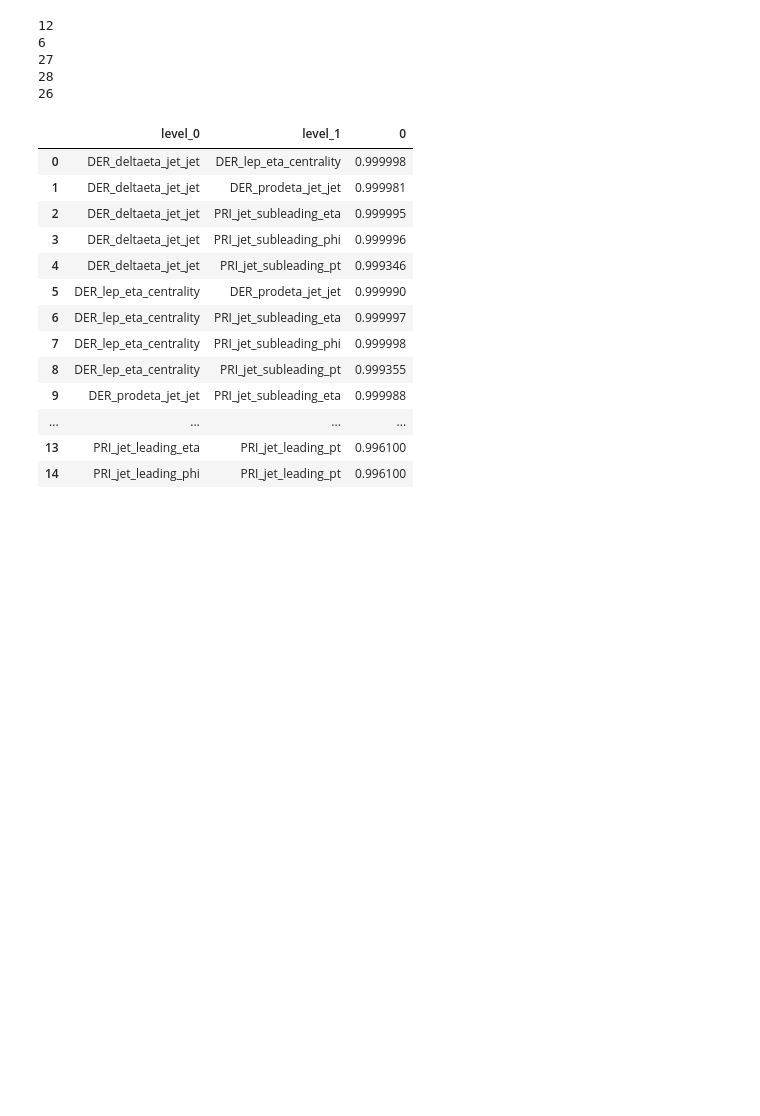
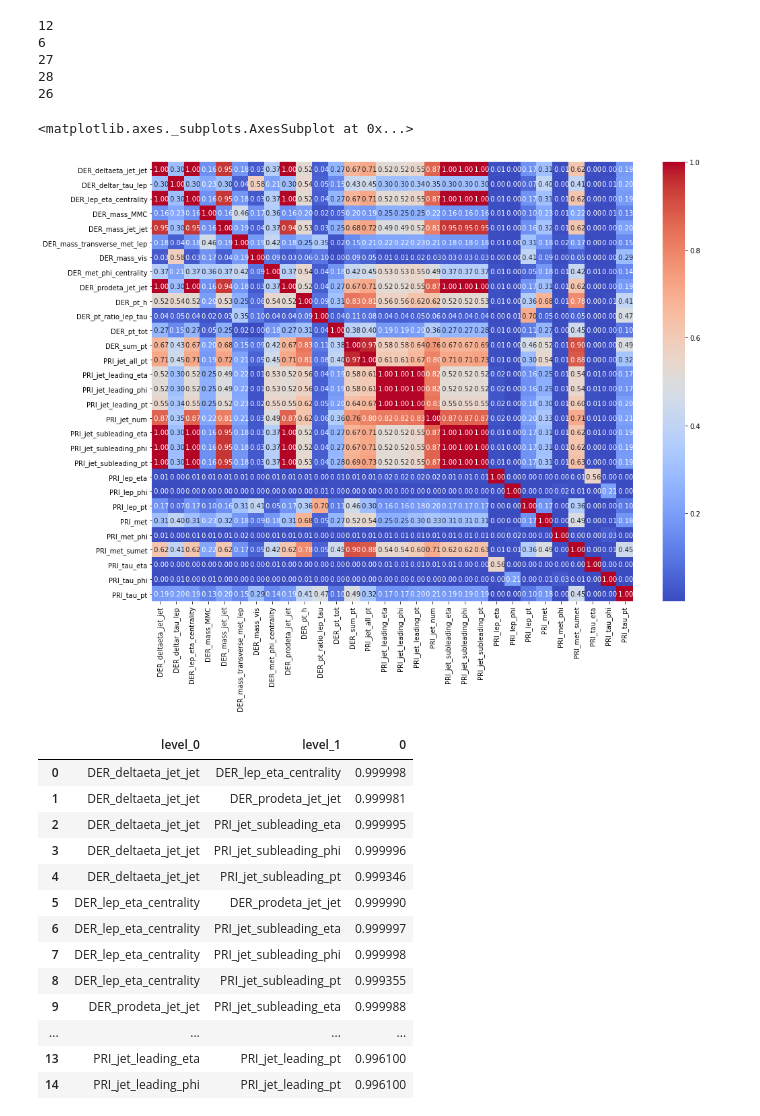
Before and after one commit to sting1000/ml-2018-project1-, a Jupyter notebook: Project1_ML.ipynb, the cells around one changed output. Saved outputs shown, nothing was run; the diff lists cells and outputs as text; code cells hidden in the pictures; blank space fills up the shorter version.

```diff
--- a/Project1_ML.ipynb
+++ b/Project1_ML.ipynb
@@ -62,4 +62,17 @@ print(tt.columns.get_loc("PRI_jet_subleading_phi") - 2)
 27
 28
 26
+# %%
+df = tt[tt.columns.difference(['Id', 'Prediction'])]
+correlation_matrix = df.corr().abs() # Correlation matrix
+
+
+import seaborn as sns
+import matplotlib.pyplot as plt
+
+plt.figure(figsize=(16,12))
+sns.heatmap(correlation_matrix,cbar=True,fmt =' .2f', annot=True, cmap='coolwarm')
+# %% [output]
+<matplotlib.axes._subplots.AxesSubplot at 0x...>
+[figure, added]
 # %%
```
Also changed, not shown: parts of 1 cell of this notebook, 2 other files.
